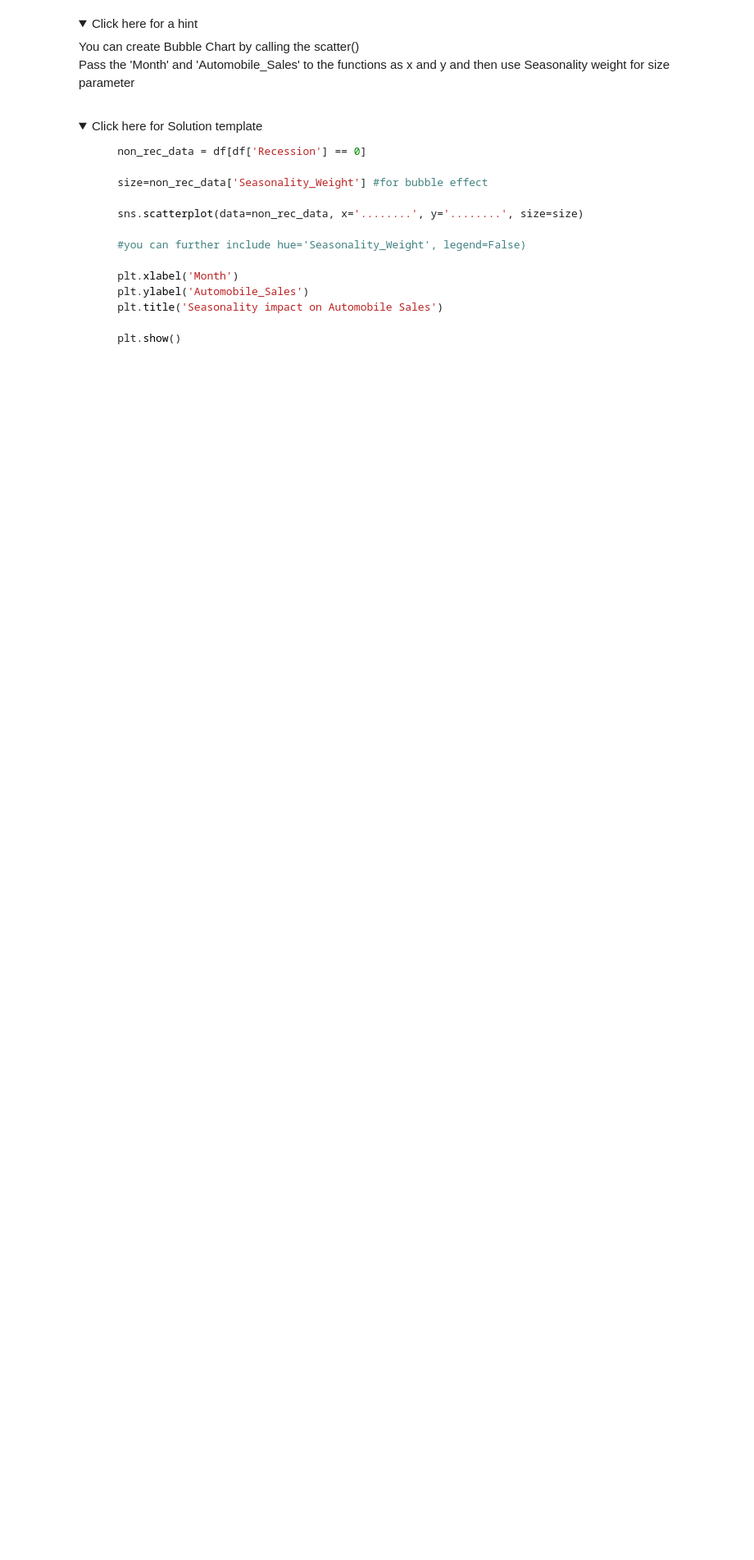
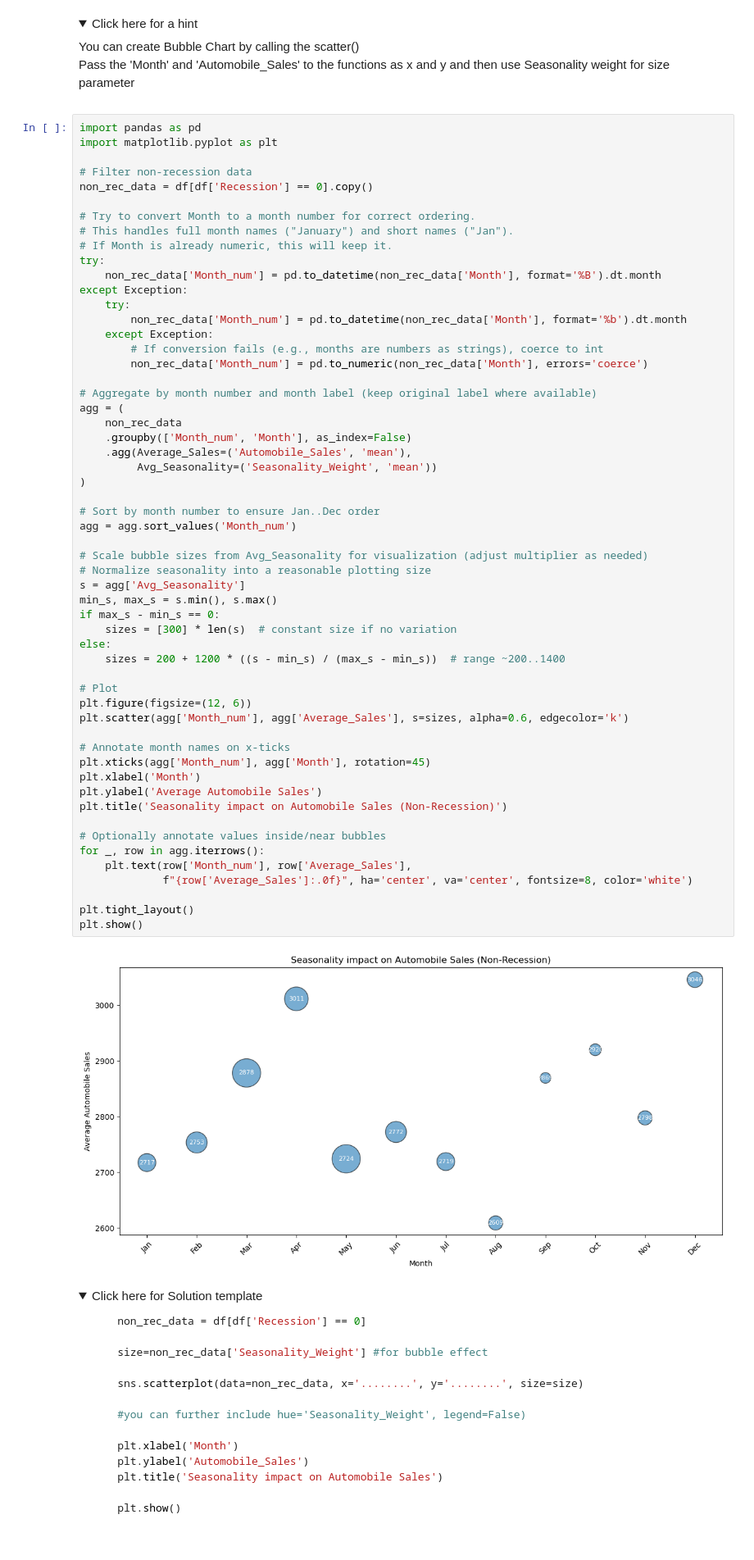
Before and after one commit to fps1001/Data-Visualization-with-Python, a Jupyter notebook: M4 - Dashboards/DV0101EN-Final-Assign-Part1.ipynb, the cells around one changed output. Shown at 82% size. Cells and saved outputs as stored; diff of their text form; folded sections open; blank space fills up the shorter version.

Commit message:
bubble chart fixed

```diff
--- a/M4 - Dashboards/DV0101EN-Final-Assign-Part1.ipynb
+++ b/M4 - Dashboards/DV0101EN-Final-Assign-Part1.ipynb
@@ -702,6 +702,64 @@ Title this plot as 'Seasonality impact on Automobile Sales'
      You can create Bubble Chart by calling the scatter()
         <br>Pass the 'Month' and 'Automobile_Sales' to the functions as x and y and then use Seasonality weight for size parameter</p>
 </details>
+# %%
+import pandas as pd
+import matplotlib.pyplot as plt
+
+# Filter non-recession data
+non_rec_data = df[df['Recession'] == 0].copy()
+
+# Try to convert Month to a month number for correct ordering.
+# This handles full month names ("January") and short names ("Jan").
+# If Month is already numeric, this will keep it.
+try:
+    non_rec_data['Month_num'] = pd.to_datetime(non_rec_data['Month'], format='%B').dt.month
+except Exception:
+    try:
+        non_rec_data['Month_num'] = pd.to_datetime(non_rec_data['Month'], format='%b').dt.month
+    except Exception:
+        # If conversion fails (e.g., months are numbers as strings), coerce to int
+        non_rec_data['Month_num'] = pd.to_numeric(non_rec_data['Month'], errors='coerce')
+
+# Aggregate by month number and month label (keep original label where available)
+agg = (
+    non_rec_data
+    .groupby(['Month_num', 'Month'], as_index=False)
+    .agg(Average_Sales=('Automobile_Sales', 'mean'),
+         Avg_Seasonality=('Seasonality_Weight', 'mean'))
+)
+
+# Sort by month number to ensure Jan..Dec order
+agg = agg.sort_values('Month_num')
+
+# Scale bubble sizes from Avg_Seasonality for visualization (adjust multiplier as needed)
+# Normalize seasonality into a reasonable plotting size
+s = agg['Avg_Seasonality']
+min_s, max_s = s.min(), s.max()
+if max_s - min_s == 0:
+    sizes = [300] * len(s)  # constant size if no variation
+else:
+    sizes = 200 + 1200 * ((s - min_s) / (max_s - min_s))  # range ~200..1400
+
+# Plot
+plt.figure(figsize=(12, 6))
+plt.scatter(agg['Month_num'], agg['Average_Sales'], s=sizes, alpha=0.6, edgecolor='k')
+
+# Annotate month names on x-ticks
+plt.xticks(agg['Month_num'], agg['Month'], rotation=45)
+plt.xlabel('Month')
+plt.ylabel('Average Automobile Sales')
+plt.title('Seasonality impact on Automobile Sales (Non-Recession)')
+
+# Optionally annotate values inside/near bubbles
+for _, row in agg.iterrows():
+    plt.text(row['Month_num'], row['Average_Sales'],
+             f"{row['Average_Sales']:.0f}", ha='center', va='center', fontsize=8, color='white')
+
+plt.tight_layout()
+plt.show()
+# %% [output]
+[figure, added]
 # %% [markdown]
 <details>
 <summary>Click here for Solution template</summary>
```
Also changed, not shown: parts of 2 cells of this notebook, 1 other file.
